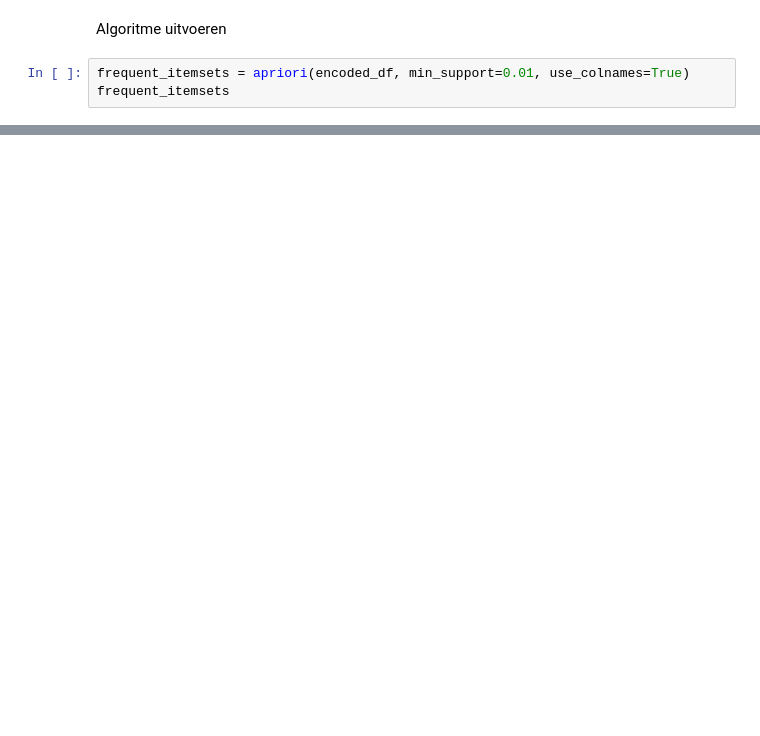
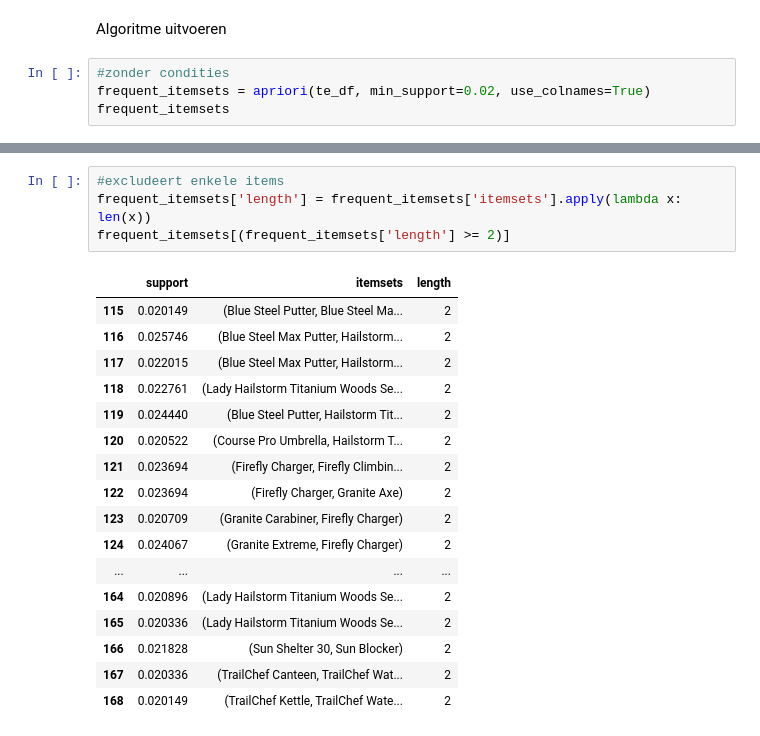
Before and after one commit to OutworldToast/AI-modellen, a Jupyter notebook: Frequent Itemsets/frequentitemsets.ipynb, the cells around one changed output, grey strips where cells are left out. Drawn from its saved outputs; the diff is of its cells as text; blank space fills up the shorter version.

Commit message:
apriori gefixt

```diff
--- a/Frequent Itemsets/frequentitemsets.ipynb
+++ b/Frequent Itemsets/frequentitemsets.ipynb
@@ -40,5 +107,6 @@ encoded_df
 # %% [markdown]
 Algoritme uitvoeren
 # %%
-frequent_itemsets = apriori(encoded_df, min_support=0.01, use_colnames=True)
+#zonder condities
+frequent_itemsets = apriori(te_df, min_support=0.02, use_colnames=True)
 frequent_itemsets
@@ -44,0 +127,22 @@ frequent_itemsets
+# %%
+#excludeert enkele items
+frequent_itemsets['length'] = frequent_itemsets['itemsets'].apply(lambda x: len(x))
+frequent_itemsets[(frequent_itemsets['length'] >= 2)]
+# %% [output]
+|  | support | itemsets | length |
+| 115 | 0.020149 | (Blue Steel Putter, Blue Steel Ma... | 2 |
+| 116 | 0.025746 | (Blue Steel Max Putter, Hailstorm... | 2 |
+| 117 | 0.022015 | (Blue Steel Max Putter, Hailstorm... | 2 |
+| 118 | 0.022761 | (Lady Hailstorm Titanium Woods Se... | 2 |
+| 119 | 0.024440 | (Blue Steel Putter, Hailstorm Tit... | 2 |
+| 120 | 0.020522 | (Course Pro Umbrella, Hailstorm T... | 2 |
+| 121 | 0.023694 | (Firefly Charger, Firefly Climbin... | 2 |
+| 122 | 0.023694 | (Firefly Charger, Granite Axe) | 2 |
+| 123 | 0.020709 | (Granite Carabiner, Firefly Charger) | 2 |
+| 124 | 0.024067 | (Granite Extreme, Firefly Charger) | 2 |
+| ... | ... | ... | ... |
+| 164 | 0.020896 | (Lady Hailstorm Titanium Woods Se... | 2 |
+| 165 | 0.020336 | (Lady Hailstorm Titanium Woods Se... | 2 |
+| 166 | 0.021828 | (Sun Shelter 30, Sun Blocker) | 2 |
+| 167 | 0.020336 | (TrailChef Canteen, TrailChef Wat... | 2 |
+| 168 | 0.020149 | (TrailChef Kettle, TrailChef Wate... | 2 |
```
Also changed, not shown: parts of 9 cells of this notebook.
